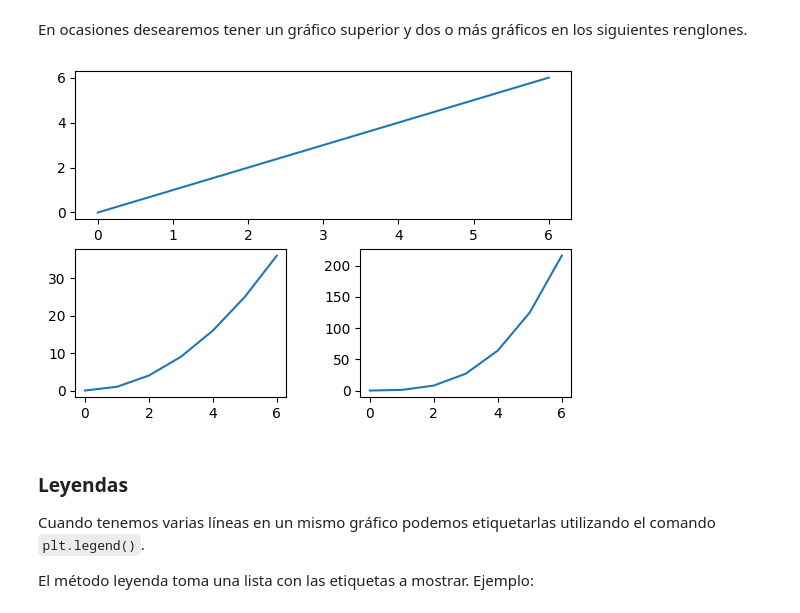
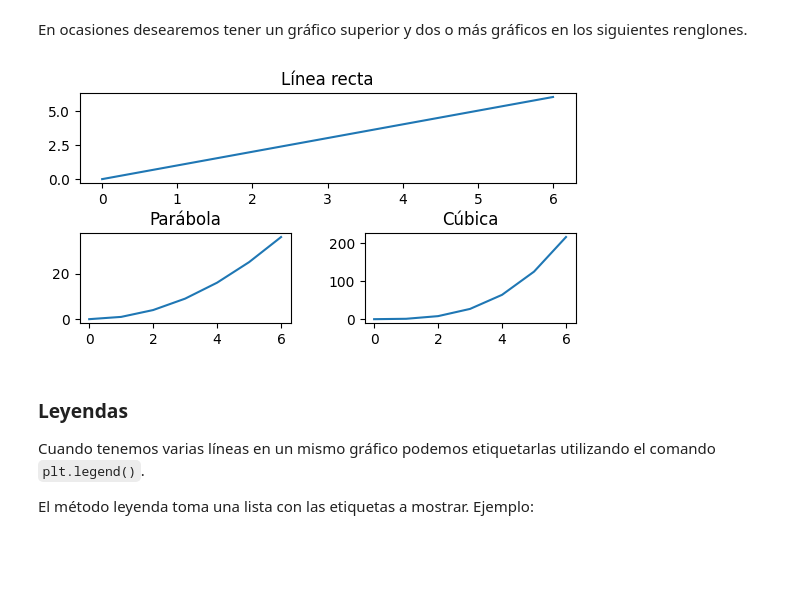
Before and after one commit to vbatiz/intro-python, a Jupyter notebook: notebooks/IntroPython_05.ipynb, the cells around one changed output. Saved outputs shown, nothing was run; the diff lists cells and outputs as text; code cells hidden in the pictures; blank space fills up the shorter version.

```diff
--- a/notebooks/IntroPython_05.ipynb
+++ b/notebooks/IntroPython_05.ipynb
@@ -296,25 +296,28 @@ En ocasiones desearemos tener un gráfico superior y dos o más gráficos en los
 # %%
 from matplotlib import pyplot as plt
 
 x = range(7)
 linea_recta = [0, 1, 2, 3, 4, 5, 6]
 parabola = [0, 1, 4, 9, 16, 25, 36]
 cubica = [0, 1, 8, 27, 64, 125, 216]
 
 plt.subplot(2,1,1)
 plt.plot(x,linea_recta)
+plt.title("Línea recta")
 
 plt.subplot(2,2,3)
 plt.plot(x,parabola)
+plt.title("Parábola")
 
 plt.subplot(2,2,4)
 plt.plot(x,cubica)
+plt.title("Cúbica")
 
-plt.subplots_adjust(bottom=0.2,wspace=0.35)
+plt.subplots_adjust(bottom=0.4,wspace=0.35, hspace=0.55)
 
 plt.show()
 # %% [output]
-[figure, old version]
+[figure, new version]
 # %% [markdown]
 ### Leyendas
 
```
Also changed, not shown: parts of 4 cells of this notebook.
